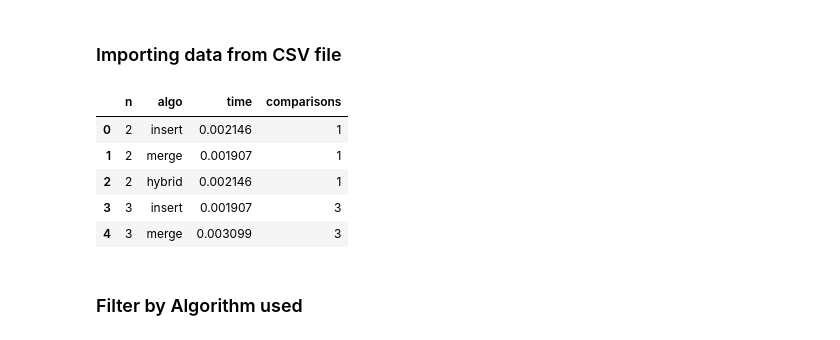
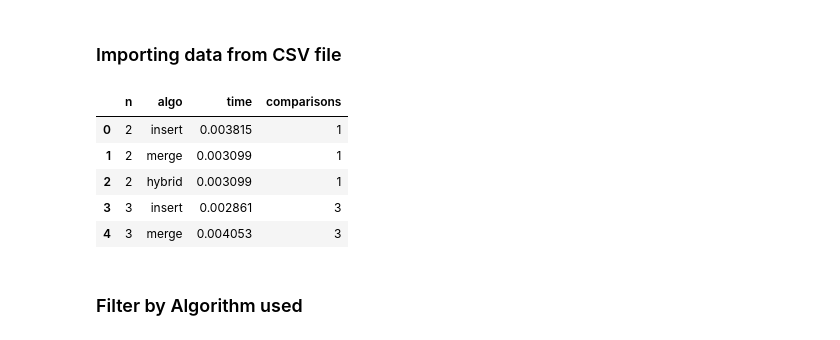
Before and after one commit to TsienJin/SC2001-Group-Projects, a Jupyter notebook: Proj1/Findings.ipynb, the cells around one changed output. Cells and saved outputs as stored; diff of their text form; code cells hidden in the pictures.

```diff
--- a/Proj1/Findings.ipynb
+++ b/Proj1/Findings.ipynb
@@ -193,16 +210,16 @@ From the FacetGrid plot above, we can notice an interestingtrend where when `n=o
 # %%
 # Import data for all 3 sorts
 
-dataInsertMergeHybridSmallN = pd.read_csv("./result/result_InsertMergeHybridFocusedN_4.csv")
+dataInsertMergeHybridSmallN = pd.read_csv("./result/result_InsertMergeHybridFocusedN_5.csv")
 
 dataInsertMergeHybridSmallN.head()
 # %% [output]
 |  | n | algo | time | comparisons |
-| 0 | 2 | insert | 0.002146 | 1 |
-| 1 | 2 | merge | 0.001907 | 1 |
-| 2 | 2 | hybrid | 0.002146 | 1 |
-| 3 | 3 | insert | 0.001907 | 3 |
-| 4 | 3 | merge | 0.003099 | 3 |
+| 0 | 2 | insert | 0.003815 | 1 |
+| 1 | 2 | merge | 0.003099 | 1 |
+| 2 | 2 | hybrid | 0.003099 | 1 |
+| 3 | 3 | insert | 0.002861 | 3 |
+| 4 | 3 | merge | 0.004053 | 3 |
 # %% [markdown]
 ### Filter by Algorithm used
 # %%
```
Also changed, not shown: parts of 3 cells of this notebook.
